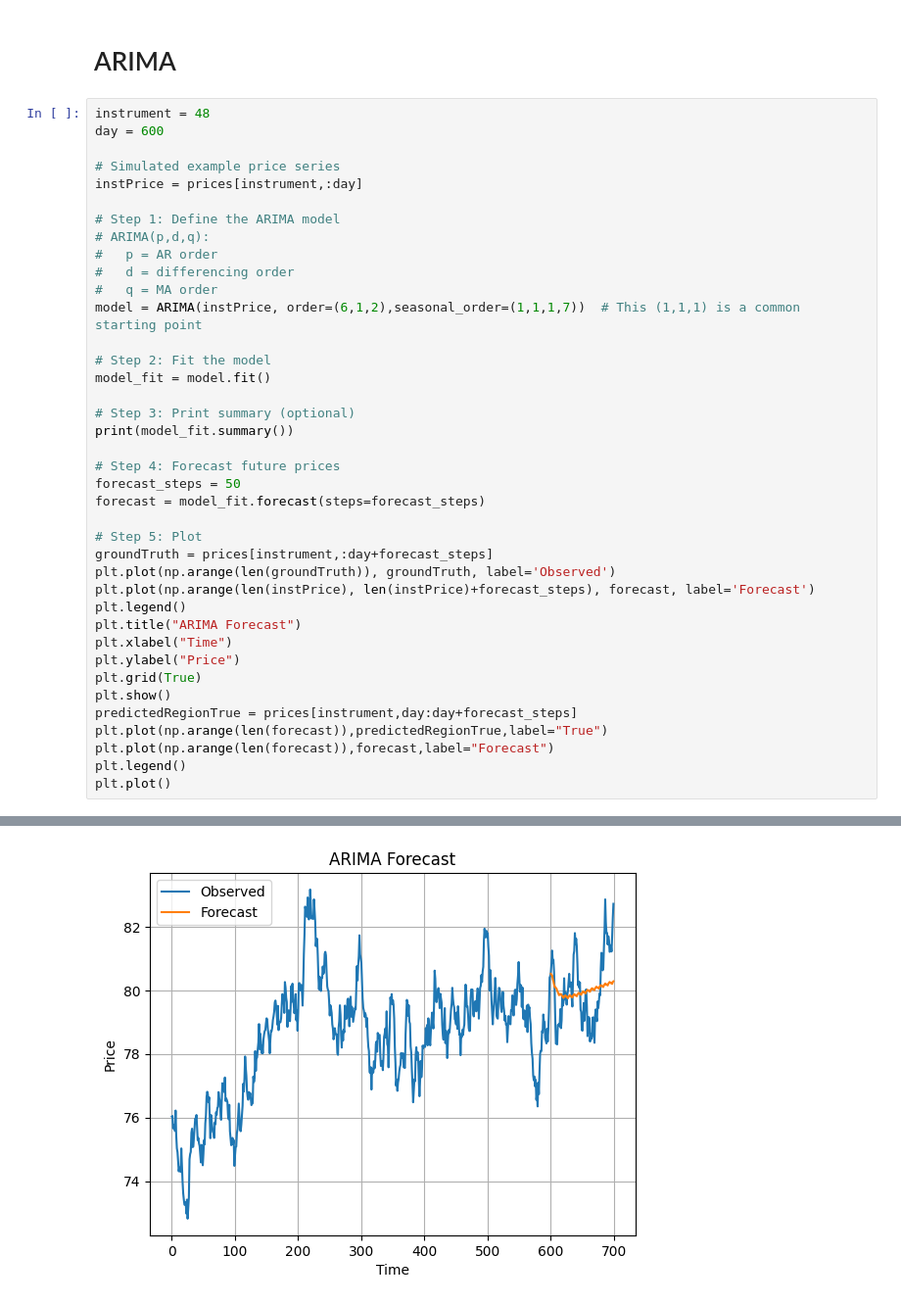
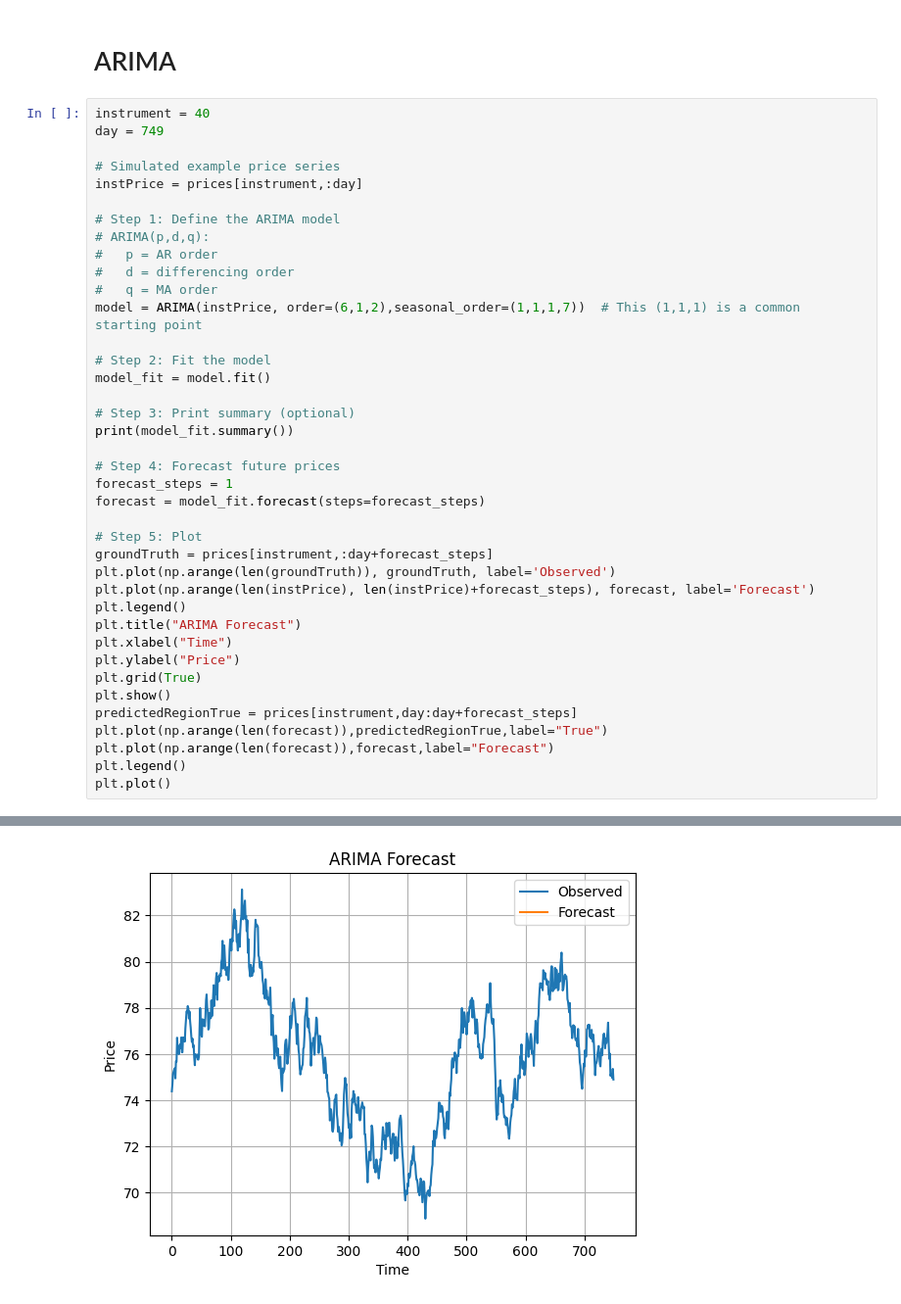
Before and after one commit to Marques-079/2025-algothon, a Jupyter notebook: data/timeSeriesAnalysis.ipynb, the cells around one changed output, grey strips where cells are left out. Shown at 98% size. Cells and saved outputs as stored; diff of their text form.

```diff
--- a/data/timeSeriesAnalysis.ipynb
+++ b/data/timeSeriesAnalysis.ipynb
@@ -40,8 +42,8 @@ plotSplit()
 # %% [markdown]
 # ARIMA
 # %%
-instrument = 48
-day = 600
+instrument = 40
+day = 749
 
 # Simulated example price series
 instPrice = prices[instrument,:day]
@@ -60,7 +62,7 @@ model_fit = model.fit()
 print(model_fit.summary())
 
 # Step 4: Forecast future prices
-forecast_steps = 50
+forecast_steps = 1
 forecast = model_fit.forecast(steps=forecast_steps)
 
 # Step 5: Plot
@@ -90,11 +92,11 @@ Sample:                                        0   HQIC
 Covariance Type:                             opg
 ==============================================================================
                  coef    std err          z      P>|z|      [0.025      0.975]
 ------------------------------------------------------------------------------
 ... (16 lines left out)
 ===================================================================================
 
 Warnings:
 [1] Covariance matrix calculated using the outer product of gradients (complex-step).
-[figure, old version]
+[figure, new version]
 []
```
Also changed, not shown: parts of 6 cells of this notebook.
